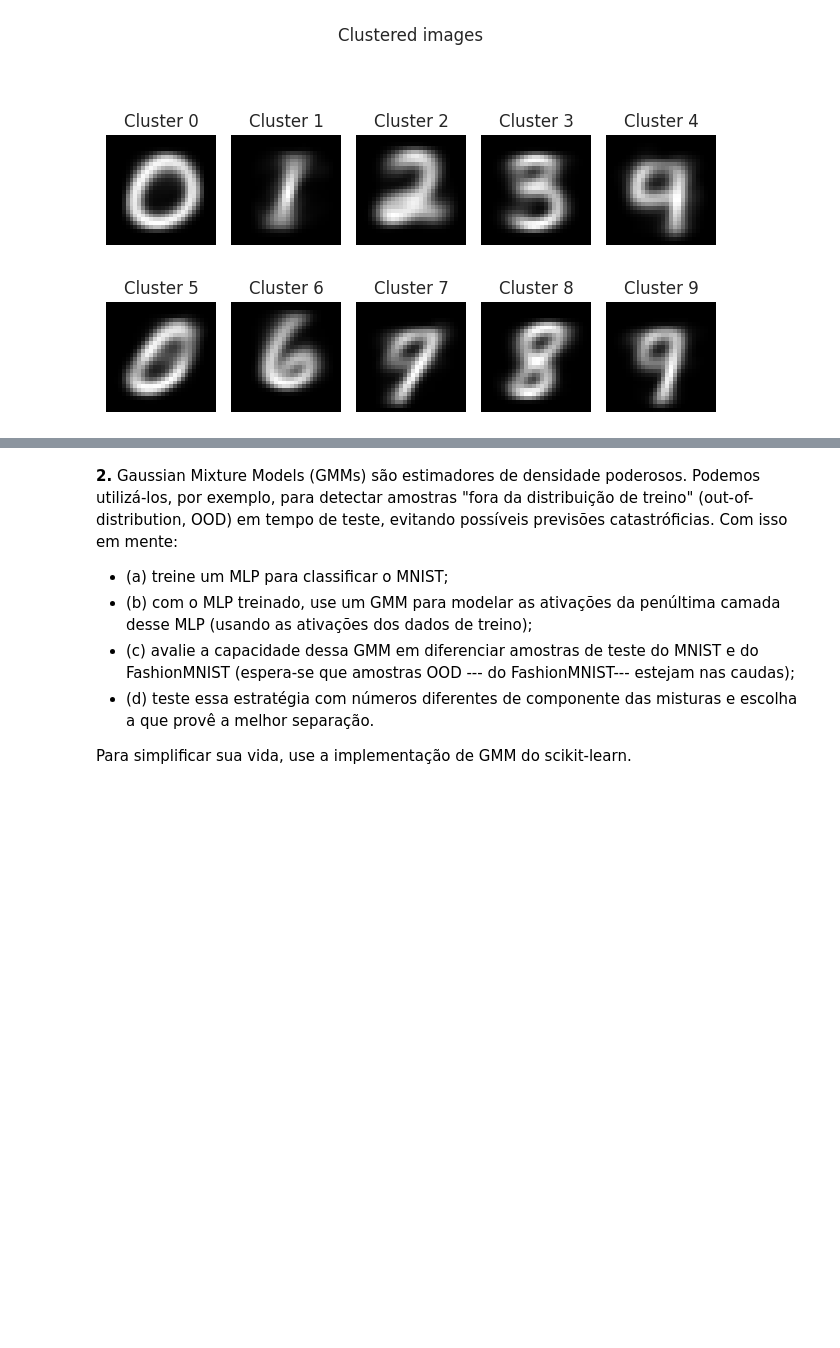
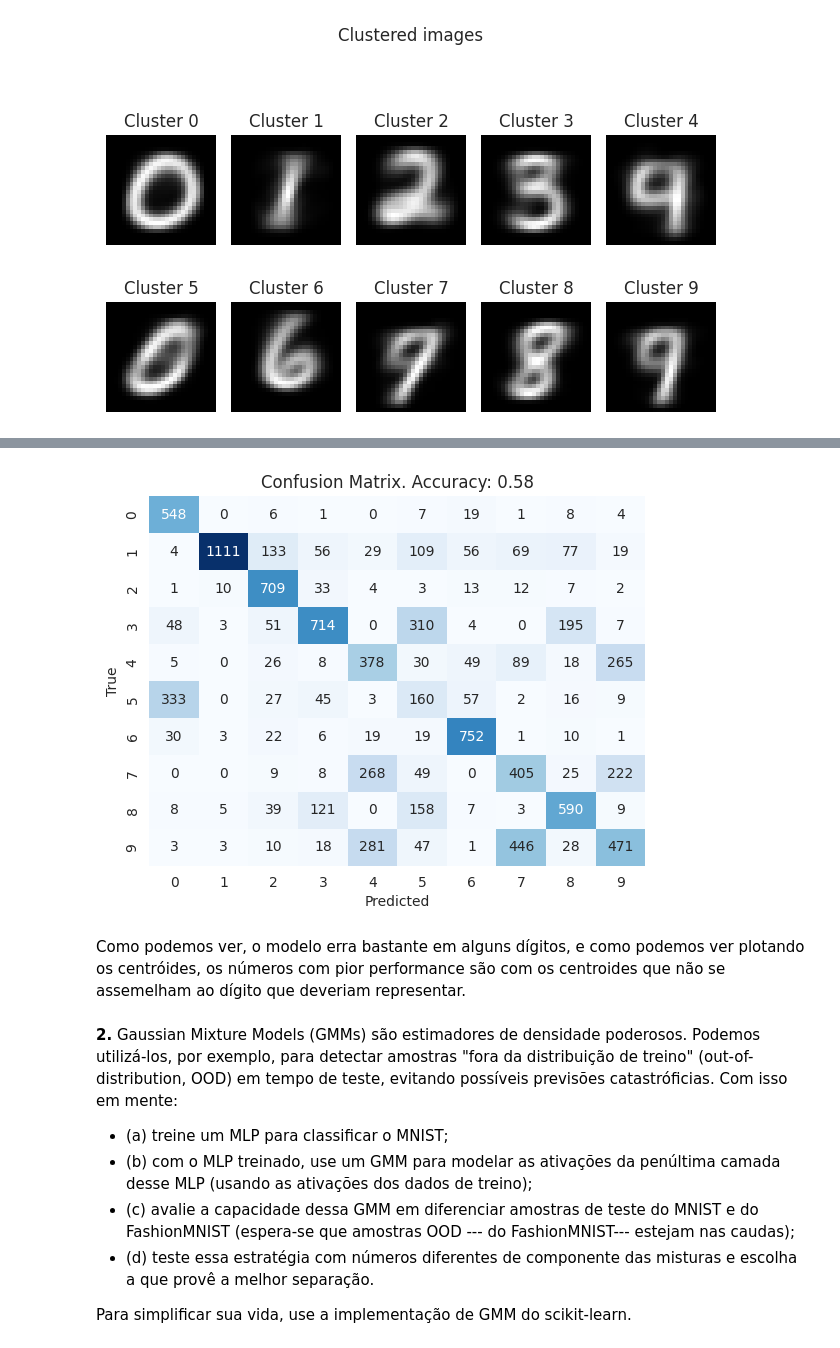
Before and after one commit to ViniAS/ML, a Jupyter notebook: ML_exercise_8.ipynb, the cells around one changed output, grey strips where cells are left out. Drawn from its saved outputs; the diff is of its cells as text; code cells hidden in the pictures; blank space fills up the shorter version.

```diff
--- a/ML_exercise_8.ipynb
+++ b/ML_exercise_8.ipynb
@@ -138,3 +146,22 @@ plot_clusters(X, labels, centroids)
+# %%
+confusion_matrix = np.zeros((10, 10))
+y_test = mnist_testset.targets  # Use the correct set of labels
+
+for i in range(10):
+    for j in range(10):
+        confusion_matrix[i, j] = torch.sum((labels_test == i) & (y_test == j))
+
+sns.heatmap(confusion_matrix, annot=True, fmt='g', cmap='Blues', cbar=False)
+plt.xlabel('Predicted')
+plt.ylabel('True')
+# calculate accuracy and put it in the title
+accuracy = np.sum(np.diag(confusion_matrix)) / np.sum(confusion_matrix)
+plt.title(f'Confusion Matrix. Accuracy: {accuracy:.2f}')
+plt.show()
+# %% [output]
+[figure, added]
+# %% [markdown]
+Como podemos ver, o modelo erra bastante em alguns dígitos, e como podemos ver plotando os centróides, os números com pior performance são com os centroides que não se assemelham ao dígito que deveriam representar.
 # %% [markdown]
 **2.** Gaussian Mixture Models (GMMs) são estimadores de densidade poderosos. Podemos utilizá-los, por exemplo, para detectar amostras "fora da distribuição de treino" (out-of-distribution, OOD) em tempo de teste, evitando possíveis previsões catastróficias. Com isso em mente:
 - (a) treine um MLP para classificar o MNIST;
```
Also changed, not shown: parts of 7 cells of this notebook.
